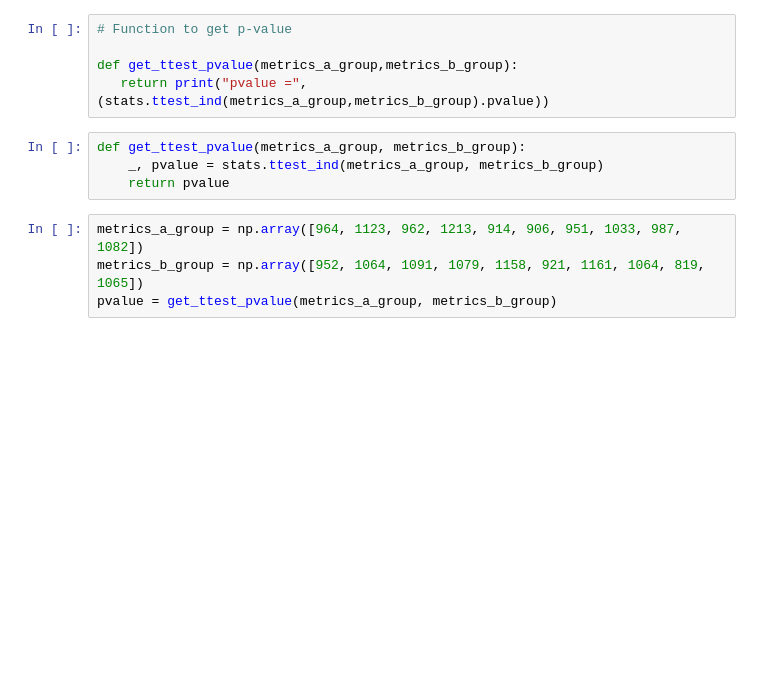
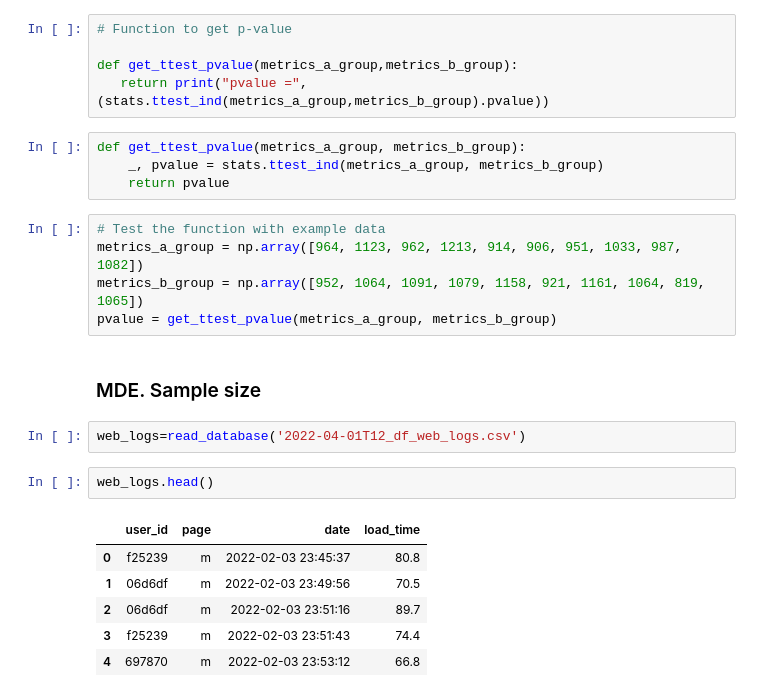
Before and after one commit to YanaOrf/AB_tests, a Jupyter notebook: Pizzeria_website_AB.ipynb, the cells around one changed output. Cells and saved outputs as stored; diff of their text form; blank space fills up the shorter version.

```diff
--- a/Pizzeria_website_AB.ipynb
+++ b/Pizzeria_website_AB.ipynb
@@ -129,6 +125,20 @@ def get_ttest_pvalue(metrics_a_group, metrics_b_group):
     _, pvalue = stats.ttest_ind(metrics_a_group, metrics_b_group)
     return pvalue
 # %%
+# Test the function with example data
 metrics_a_group = np.array([964, 1123, 962, 1213, 914, 906, 951, 1033, 987, 1082])
 metrics_b_group = np.array([952, 1064, 1091, 1079, 1158, 921, 1161, 1064, 819, 1065])
 pvalue = get_ttest_pvalue(metrics_a_group, metrics_b_group)
+# %% [markdown]
+### MDE. Sample size
+# %%
+web_logs=read_database('2022-04-01T12_df_web_logs.csv')
+# %%
+web_logs.head()
+# %% [output]
+|  | user_id | page | date | load_time |
+| 0 | f25239 | m | 2022-02-03 23:45:37 | 80.8 |
+| 1 | 06d6df | m | 2022-02-03 23:49:56 | 70.5 |
+| 2 | 06d6df | m | 2022-02-03 23:51:16 | 89.7 |
+| 3 | f25239 | m | 2022-02-03 23:51:43 | 74.4 |
+| 4 | 697870 | m | 2022-02-03 23:53:12 | 66.8 |
```
Also changed, not shown: parts of 25 cells of this notebook.
